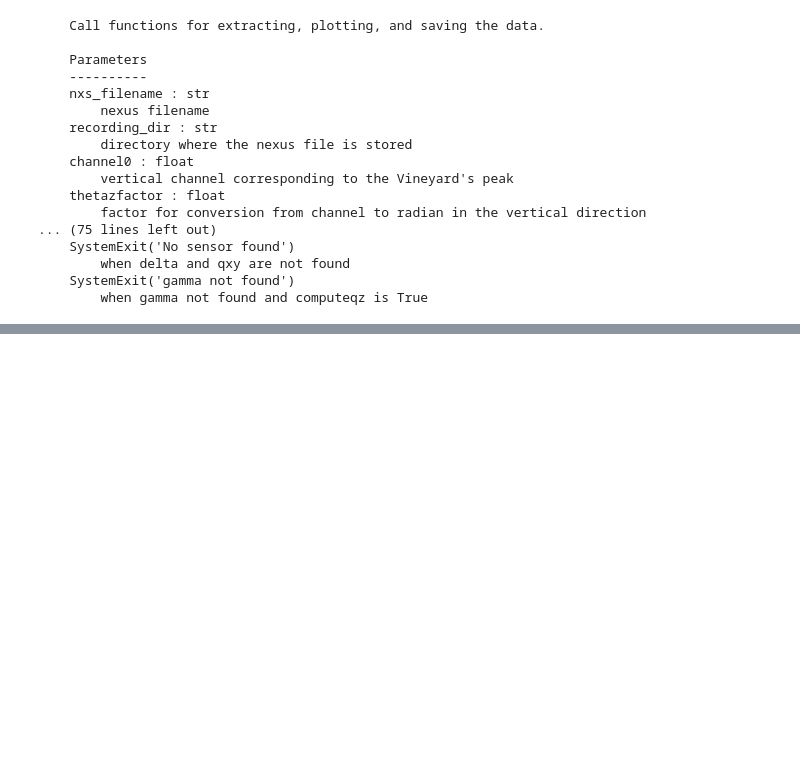
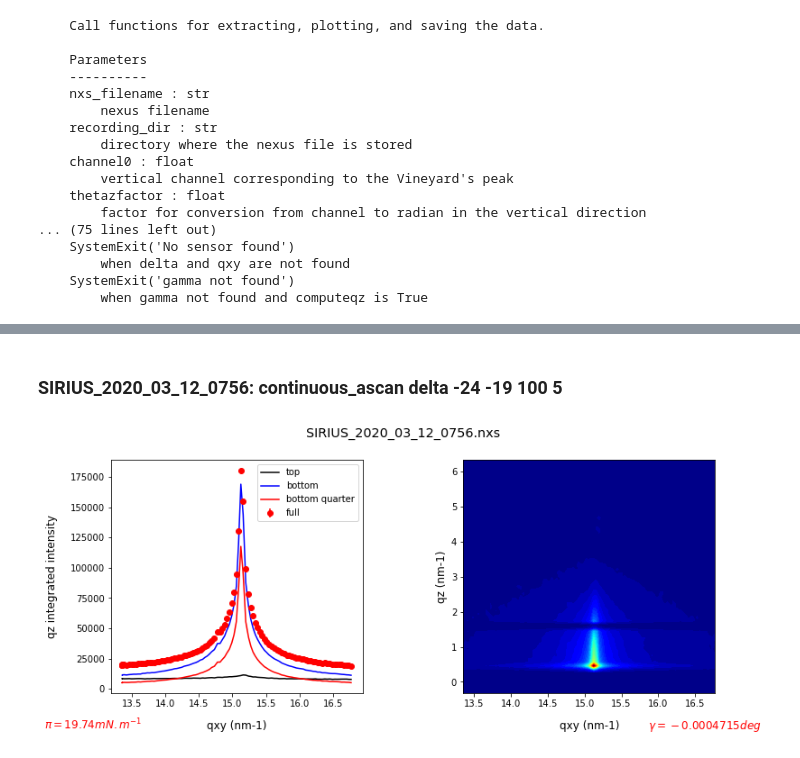
Before and after one commit to ArnaudHemmerle/JupyLabBook, a Jupyter notebook: JupyLabBook.ipynb, the cells around one changed output, grey strips where cells are left out. Drawn from its saved outputs; the diff is of its cells as text; code cells hidden in the pictures; blank space fills up the shorter version.

Commit message:
Rewrite GIXD functions

```diff
--- a/JupyLabBook.ipynb
+++ b/JupyLabBook.ipynb
@@ -169,0 +198,7 @@ print(GIXD.Treat.__doc__)
+# %% [markdown]
+### SIRIUS_2020_03_12_0756: continuous_ascan delta -24 -19 100 5
+# %%
+x, y, xlabel, ylabel, column_x, daty, datyTop, datyBottom, datyFirstQuarter, mat, mat_binned, ch_binned, mean_pi, mean_area, mean_gamma =\
+GIXD.Treat(nxs_filename='SIRIUS_2020_03_12_0756.nxs', recording_dir=expt.recording_dir, channel0=640.0, thetazfactor=0.000243, wavelength=0.155, thetac=0.0028, binsize=10, computeqz=True, absorbers='', logx=False, logy=False, logz=False, nblevels=50, cmap='jet', working_dir=expt.working_dir, moytocreate=[10, 20, 40], show_data_stamps=False, plot=True, save=True, verbose=False)
+# %% [output]
+[figure, added]
```
Also changed, not shown: parts of 18 cells of this notebook, 3 other files.
